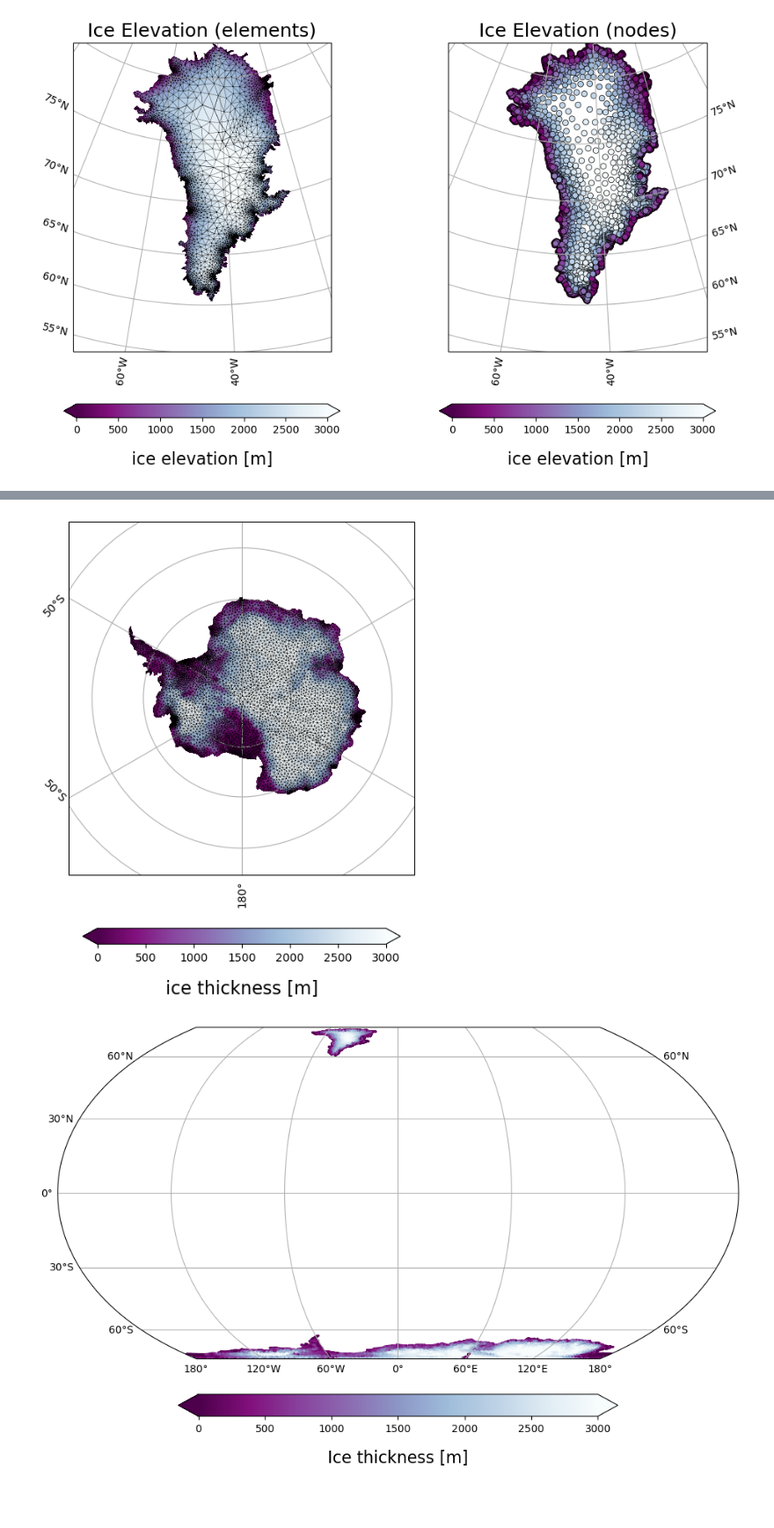
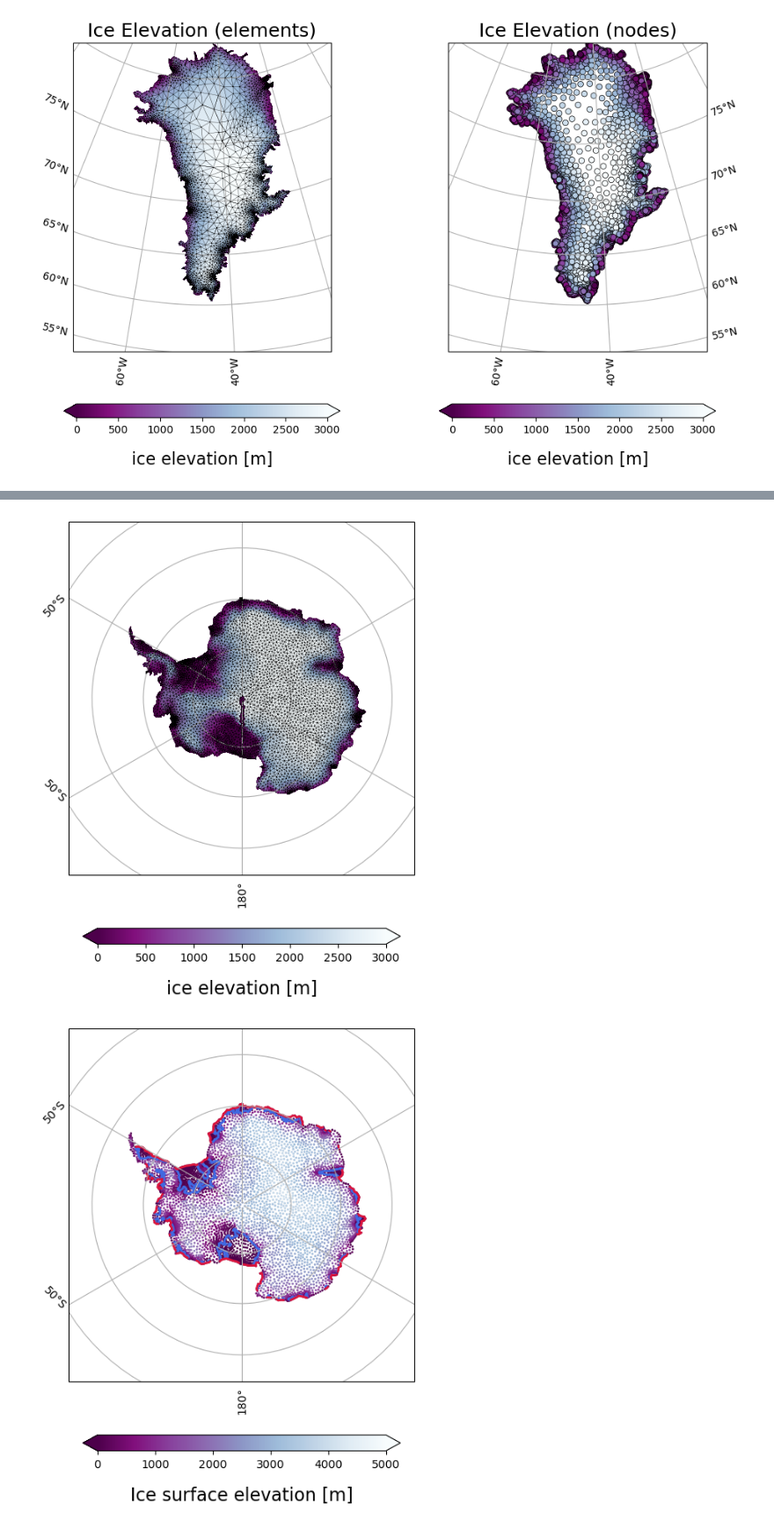
Before and after one commit to GEOS-ESM/ISSM, a Jupyter notebook: examples/GEOSInput/plotting.ipynb, the cells around one changed output, grey strips where cells are left out. Shown at 88% size. Cells and saved outputs as stored; diff of their text form; code cells hidden in the pictures; blank space fills up the shorter version.

```diff
--- a/examples/GEOSInput/plotting.ipynb
+++ b/examples/GEOSInput/plotting.ipynb
@@ -67,7 +67,6 @@ extent = [-70, -22, 55, 82]
 # Set extent around Greenland: [west_lon, east_lon, south_lat, north_lat]
 ax = axes[0]
 ax.set_extent(extent, crs=ccrs.PlateCarree())
-# ax.set_extent([-45, -39, 71.5, 73.5], crs=ccrs.PlateCarree())
 
 
 # Add gridlines
@@ -105,7 +104,7 @@ for rank in range(num_ranks):
     elevation_nodes = ds[rank]["node_surf"].values
     node_owners = ds[rank]["node_owners"].values.astype('int')
     with np.errstate(invalid='ignore'):
-        p2 = ax.scatter(lon[node_owners==rank],lat[node_owners==rank],c=elevation_nodes,s=30,edgecolors='k',linewidths=0.5,cmap='BuPu_r',vmin=0,vmax=3000,transform=ccrs.PlateCarree())
+        p2 = ax.scatter(lon[node_owners==rank],lat[node_owners==rank],c=elevation_nodes[node_owners==rank],s=30,edgecolors='k',linewidths=0.5,cmap='BuPu_r',vmin=0,vmax=3000,transform=ccrs.PlateCarree())
 cbar = plt.colorbar(p2,extend='both',orientation='horizontal',shrink=0.75)
 cbar.set_label(r'ice elevation [m]',fontsize=16,labelpad=15)
 ax.set_title("Ice Elevation (nodes)",fontsize=18)
@@ -182,8 +126,6 @@ fig, ax = plt.subplots(
 )
 # Focus on Antarctica
 ax.set_extent([-180, 180, -90, -55], crs=ccrs.PlateCarree())
-
-
 
 # Add gridlines
 gl = ax.gridlines(draw_labels=True,
@@ -203,7 +145,7 @@ for rank in range(num_ranks):
 
     # Mask them
     tri.set_mask(cross)
-    vals = np.ma.masked_invalid(ds[rank]["ice_thick"].values)
+    vals = np.ma.masked_invalid(ds[rank]["element_surf"].values)
 
     with np.errstate(invalid='ignore'):
         ax.triplot(triang[rank],color='k',linewidth=0.25,transform=ccrs.PlateCarree(),zorder=100)
@@ -225,51 +167,92 @@ for rank in range(num_ranks):
             ax.triplot(tri_cross,color='k',linewidth=0.25,transform=ccrs.PlateCarree(),zorder=100)
 
 cbar = plt.colorbar(p1,extend='both',orientation='horizontal',shrink=0.5)
-cbar.set_label(r'ice thickness [m]',fontsize=16,labelpad=15)
+cbar.set_label(r'ice elevation [m]',fontsize=16,labelpad=15)
 plt.show()
 plt.close()
 # %% [output]
-[figure, old version]
+[figure, new version]
 # %%
-# ------------------------
-# Equal Earth projection
-# ------------------------
+# #-------------------------------------
+# # GLOBAL:
+# central = 0
+# proj = ccrs.EqualEarth(central_longitude=central)
+
+# plt.close()
+# fig, ax = plt.subplots(
+#     1, 1, figsize=(12, 6),
+#     subplot_kw={'projection': proj},
+#     constrained_layout=True
+# )
+# ax.set_global()
+
+# #-------------------------------------
+# # ANTARCTICA:
 central = 0
-proj = ccrs.EqualEarth(central_longitude=central)
+proj = ccrs.SouthPolarStereo(central_longitude=central)
 
 plt.close()
+
+
 fig, ax = plt.subplots(
-    1, 1, figsize=(12, 6),
+    1, 1, figsize=(8, 6),
     subplot_kw={'projection': proj},
     constrained_layout=True
 )
-ax.set_global()
+# Set extent around Antarctica:
+ax.set_extent([-180, 180, -90, -55], crs=ccrs.PlateCarree())
+
+# #-------------------------------------
+# # GREENLAND:
+
+# proj = ccrs.LambertConformal(central_longitude=-45, central_latitude=70)
+
+# plt.close()
+
+# fig, ax = plt.subplots(
+#     1, 1, figsize=(8, 6),
+#     subplot_kw={'projection': proj},
+#     constrained_layout=True
+# )
+
+# # Set extent around Greenland:
+# ax.set_extent([-70, -22, 55, 82], crs=ccrs.PlateCarree())
+# #-------------------------------------
 
 # Add gridlines
-gl = ax.gridlines(draw_labels=True, dms=True, x_inline=False, y_inline=False)
+gl = ax.gridlines(draw_labels=True,
+                  dms=True,
+                  x_inline=False,
+                  y_inline=False)
 gl.top_labels = False
 gl.right_labels = False
 
 # ------------------------
 # Loop over your mesh ranks
 # ------------------------
 for rank in range(num_ranks):
-    lon = ds[rank]["element_lon"].values
-    lat = ds[rank]["element_lat"].values
+    lon = ds[rank]["node_lon"].values
+    lat = ds[rank]["node_lat"].values
     tri = triang[rank]
-    vals = np.ma.masked_invalid(ds[rank]["ice_thick"].values)
+    vals = np.ma.masked_invalid(ds[rank]["node_surf"].values)
+
+    ocean_mask = ds[rank]["ocean_mask"].values
+    ice_mask = ds[rank]["ice_mask"].values
+
 
     # Plot in projected coordinates
-    ax.scatter(lon,lat,c=vals,s=2,linewidths=0.5,cmap='BuPu_r',vmin=0,vmax=3000,transform=ccrs.PlateCarree())
+    ax.scatter(lon,lat,c=vals,s=2,linewidths=0.5,cmap='BuPu_r',vmin=0,vmax=5000,transform=ccrs.PlateCarree())
+    ax.tricontour(tri,ocean_mask,levels=[0],colors='royalblue',linewidths=2,transform=ccrs.PlateCarree())
+    ax.tricontour(tri,ice_mask,levels=[0],colors='crimson',linewidths=2,transform=ccrs.PlateCarree())
 
 # Colorbar
-cbar = plt.colorbar(ax.collections[-1], extend='both', orientation='horizontal', shrink=0.5)
-cbar.set_label('Ice thickness [m]', fontsize=16, labelpad=15)
+cbar = plt.colorbar(ax.collections[0], extend='both', orientation='horizontal', shrink=0.5)
+cbar.set_label('Ice surface elevation [m]', fontsize=16, labelpad=15)
 
 plt.show()
 plt.close()
 # %% [output]
-[figure, old version]
+[figure, new version]
 # %%
 plt.close()
 plt.figure(figsize=(8,6))
```
Also changed, not shown: parts of 3 cells of this notebook, 2 other files.
